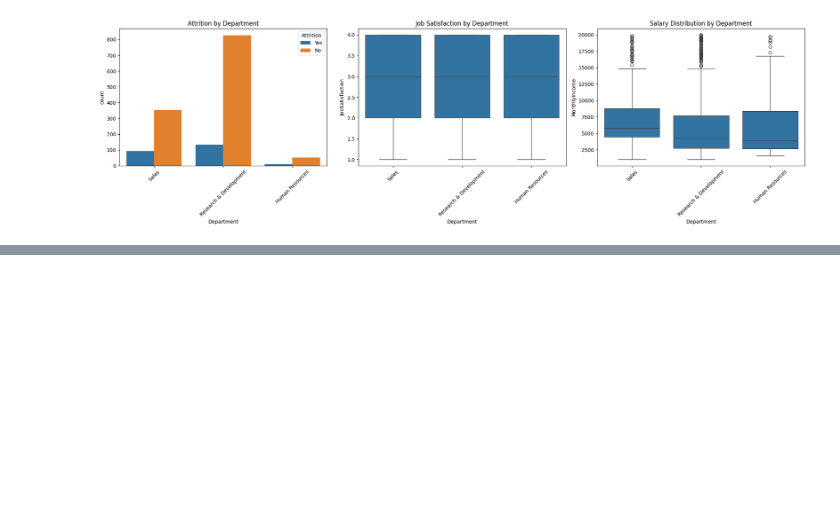
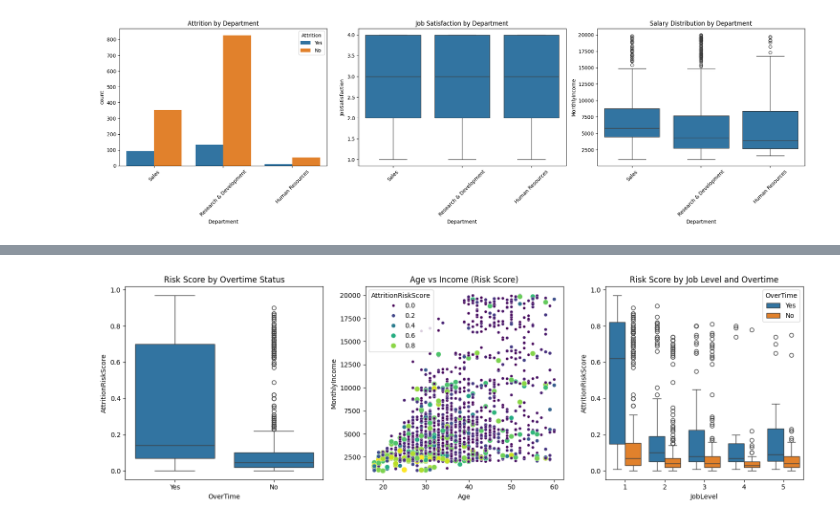
Before and after one commit to ablank74/Capstone-Project, a Jupyter notebook: notebooks/Case Study 1.ipynb, the cells around one changed output, grey strips where cells are left out. Cells and saved outputs as stored; diff of their text form; code cells hidden in the pictures; blank space fills up the shorter version.

Commit message:
Adding At Risk identification

```diff
--- a/notebooks/Case Study 1.ipynb
+++ b/notebooks/Case Study 1.ipynb
@@ -900,0 +960,80 @@ plt.show()
+# %%
+def identify_high_risk_employees(df, df_encoded, rf_model, scaler, feature_importance):
+    """Identify and analyze employees with high attrition risk"""
+
+    # Ensure all categorical variables are encoded
+    # Identify non-numeric columns in df_encoded
+    non_numeric_cols = df_encoded.select_dtypes(include=['object']).columns
+    if len(non_numeric_cols) > 0:
+        print("Encoding the following non-numeric columns:", non_numeric_cols)
+        # Convert categorical variables to numeric using label encoding or one-hot encoding
+        for col in non_numeric_cols:
+            df_encoded[col] = df_encoded[col].astype('category').cat.codes
+
+    # Prepare features (using already encoded dataframe)
+    X_full = df_encoded.drop(['Attrition'], axis=1)
+
+    # Ensure that the columns match the ones used during training
+    missing_cols = set(X_train.columns) - set(X_full.columns)
+    for col in missing_cols:
+        X_full[col] = 0  # Add missing columns with default value 0
+    X_full = X_full[X_train.columns]  # Ensure the same column order
+
+    # Scale the features using the existing scaler
+    X_full_scaled = scaler.transform(X_full)
+
+    # Get attrition probabilities for all employees
+    attrition_prob = rf_model.predict_proba(X_full_scaled)[:, 1]
+
+    # Add probability scores to original dataframe
+    df_risk = df.copy()
+    df_risk['AttritionRiskScore'] = attrition_prob
+
+    # Define high risk threshold (top 20% of risk scores)
+    high_risk_threshold = df_risk['AttritionRiskScore'].quantile(0.8)
+    high_risk_employees = df_risk[df_risk['AttritionRiskScore'] >= high_risk_threshold]
+
+    # Analyze characteristics of high-risk employees
+    print("=== High Risk Employee Profile ===")
+    print(f"Number of high-risk employees: {len(high_risk_employees)}")
+    print(f"Average risk score: {high_risk_employees['AttritionRiskScore'].mean():.2%}")
+
+    print("\nKey Characteristics of High-Risk Employees:")
+    print(f"- Average Age: {high_risk_employees['Age'].mean():.1f} years")
+    print(f"- Average Monthly Income: ${high_risk_employees['MonthlyIncome'].mean():.2f}")
+    print(f"- Average Years at Company: {high_risk_employees['YearsAtCompany'].mean():.1f}")
+
+    print("\nMost Common Departments:")
+    print(high_risk_employees['Department'].value_counts().head(3))
+
+    print("\nOvertime Status:")
+    print((high_risk_employees['OverTime'].value_counts(normalize=True) * 100).round(1).astype(str) + '%')
+
+    # Visualize key factors for high-risk employees
+    plt.figure(figsize=(15, 5))
+
+    plt.subplot(1, 3, 1)
+    sns.boxplot(data=df_risk, x='OverTime', y='AttritionRiskScore')
+    plt.title('Risk Score by Overtime Status')
+
+    plt.subplot(1, 3, 2)
+    sns.scatterplot(data=df_risk, x='Age', y='MonthlyIncome',
+                    hue='AttritionRiskScore', size='AttritionRiskScore', palette='viridis')
+    plt.title('Age vs Income (Risk Score)')
+
+    plt.subplot(1, 3, 3)
+    sns.boxplot(data=df_risk, x='JobLevel', y='AttritionRiskScore', hue='OverTime')
+    plt.title('Risk Score by Job Level and Overtime')
+
+    plt.tight_layout()
+    plt.show()
+
+    return high_risk_employees
+
+# Now we need to make sure we have the scaler and X_train used during training
+# Assuming you have these from your earlier model training:
+# scaler, X_train
+
+# Calculate risk scores and analyze
+high_risk_df = identify_high_risk_employees(df, df_encoded, rf_model, scaler, feature_importance)
+# %% [output]
@@ -900,0 +1057 @@ plt.show()
+[figure, added]
```
Also changed, not shown: parts of 2 cells of this notebook.
